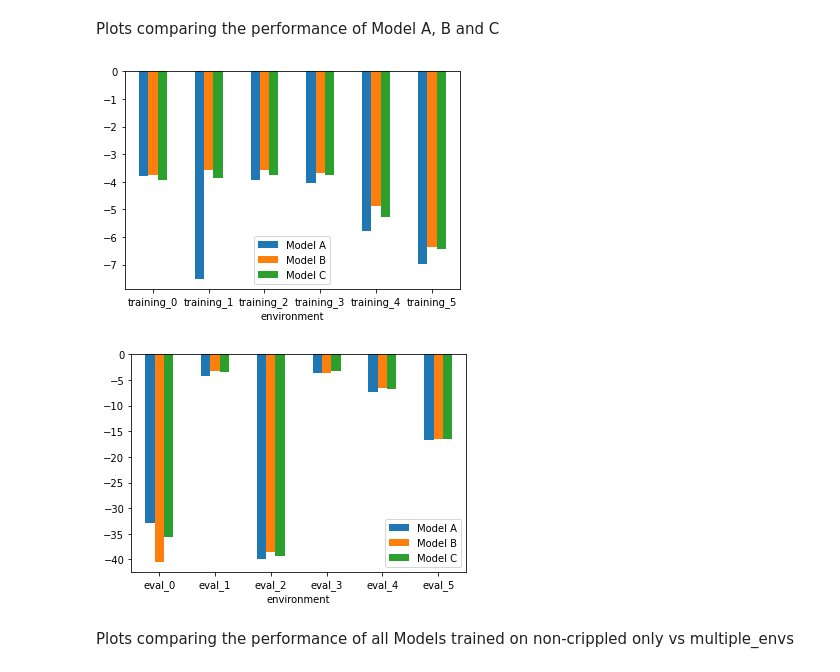
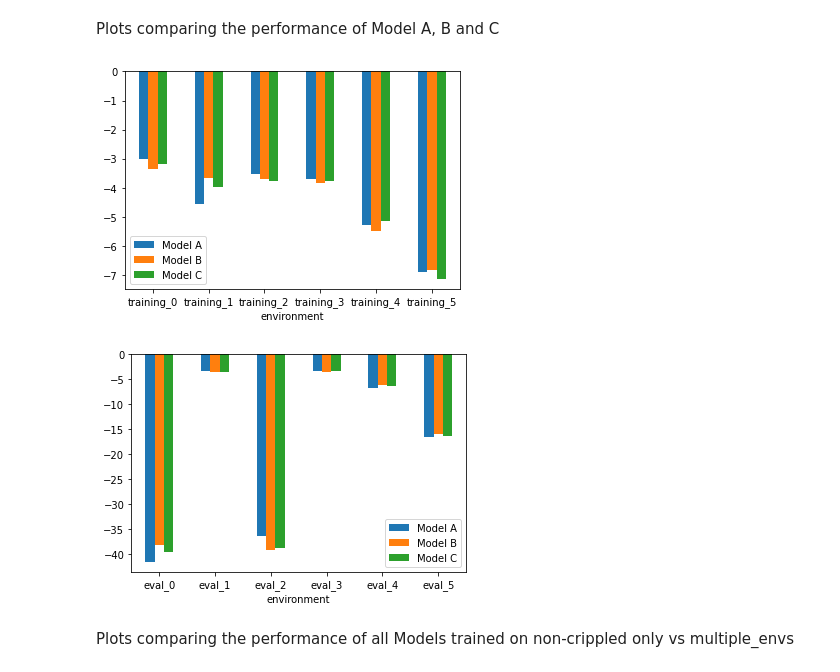
Before and after one commit to DankiLiu/DL4Robotics, a Jupyter notebook: Danki_Tobias/evaluation/plot_statistics.ipynb, the cells around one changed output. Drawn from its saved outputs; the diff is of its cells as text; code cells hidden in the pictures.

```diff
--- a/Danki_Tobias/evaluation/plot_statistics.ipynb
+++ b/Danki_Tobias/evaluation/plot_statistics.ipynb
@@ -57,26 +54,26 @@ plt.savefig("../results/CompareStateDefinitions.png")
 # %% [markdown]
 Plots comparing the performance of Model A, B and C
 # %%
-data = all_rewards['position_and_velocity_deltas', 'multiple_envs']
+data = all_rewards['position_and_velocity_deltas', 'non_crippled']
 data.index = data.index.set_levels(['Model C', 'Model A', 'Model B'], level=0)
 data.index = data.index.set_names(['', 'environment'])
 data = data.sort_index()
 
 training_rewards = data.loc[:, training_names]
 training_rewards = training_rewards.swaplevel(i=0, j=1, )
 
 training_rewards.unstack().plot(kind='bar', rot=0)
-plt.savefig("../results/CompareModelsTraining.png")
+plt.savefig("../results/CompareModelsTrainingNonCrippled.png")
 # %% [output]
-[figure, old version]
+[figure, new version]
 # %%
 evaluation_rewards = data.loc[:, evaluation_names]
 evaluation_rewards = evaluation_rewards.swaplevel(i=0, j=1, )
 
 evaluation_rewards.unstack().plot(kind='bar', rot=0)
-plt.savefig("../results/CompareModelsTestNonCripple.png")
+plt.savefig("../results/CompareModelsTestNonCrippled.png")
 # %% [output]
-[figure, old version]
+[figure, new version]
 # %% [markdown]
 Plots comparing the performance of all Models trained on non-crippled only vs multiple_envs
 # %%
```
Also changed, not shown: parts of 4 cells of this notebook, 7 other files.
